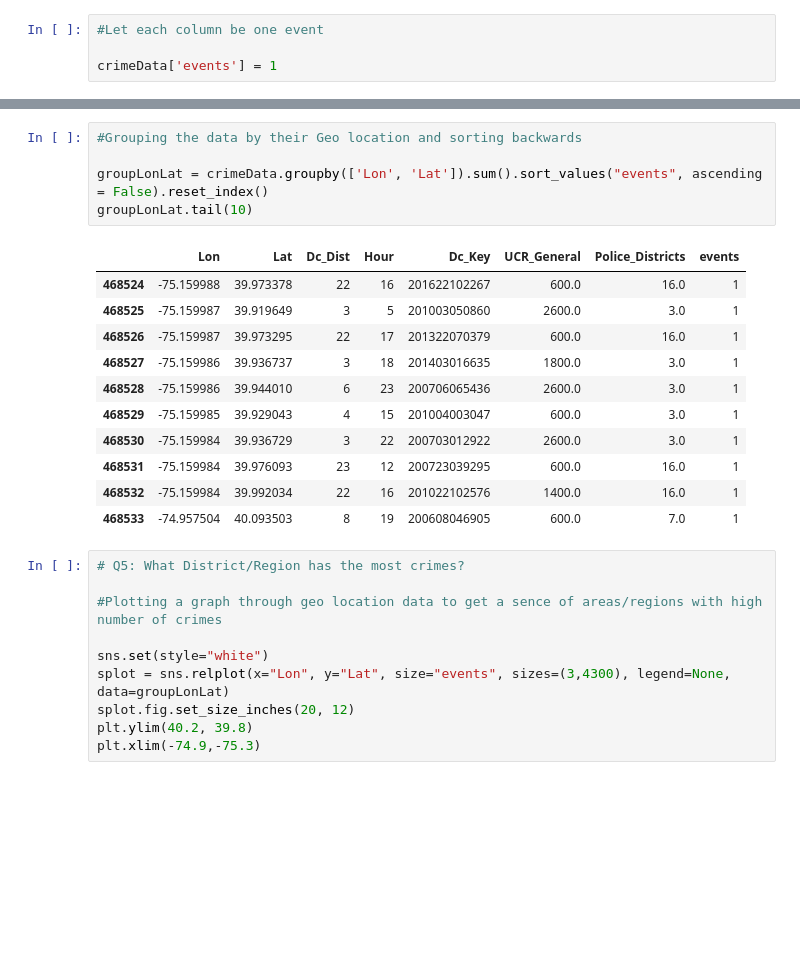
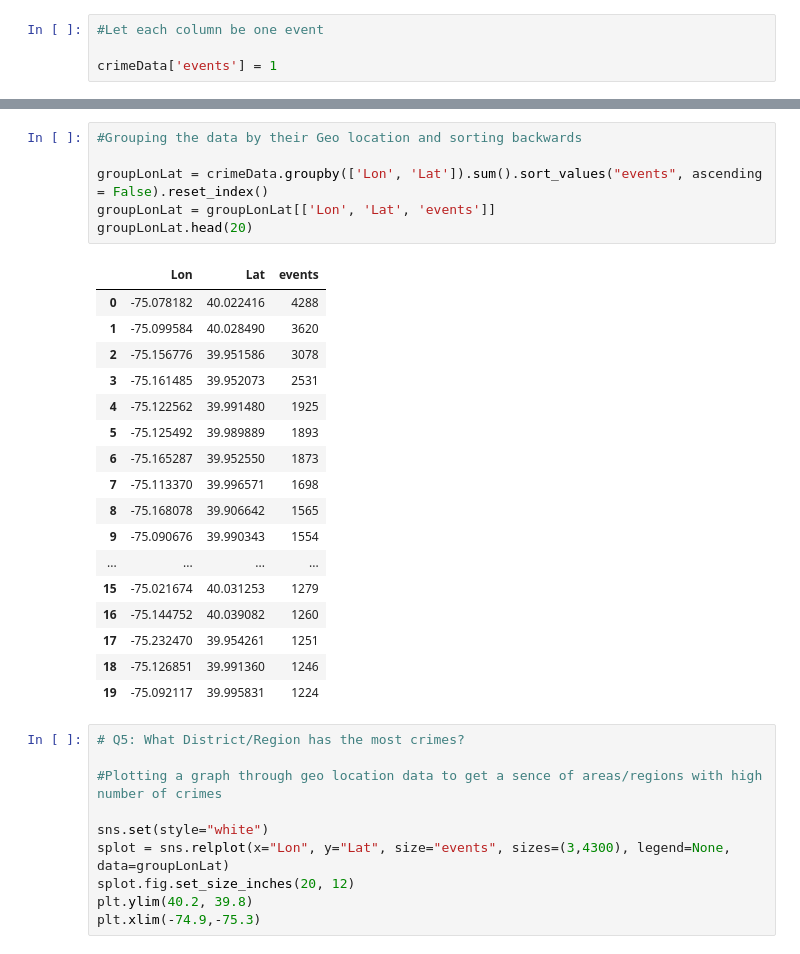
Before and after one commit to hongson6/Crime-in-Philadelphia, a Jupyter notebook: Crime/crimeDataAnalysis.ipynb, the cells around one changed output, grey strips where cells are left out. Saved outputs shown, nothing was run; the diff lists cells and outputs as text; blank space fills up the shorter version.

```diff
--- a/Crime/crimeDataAnalysis.ipynb
+++ b/Crime/crimeDataAnalysis.ipynb
@@ -149,20 +160,27 @@ groupCrimeLocations.head(10)
 # %%
 #Grouping the data by their Geo location and sorting backwards
 
 groupLonLat = crimeData.groupby(['Lon', 'Lat']).sum().sort_values("events", ascending = False).reset_index()
-groupLonLat.tail(10)
+groupLonLat = groupLonLat[['Lon', 'Lat', 'events']]
+groupLonLat.head(20)
 # %% [output]
-|  | Lon | Lat | Dc_Dist | Hour | Dc_Key | UCR_General | Police_Districts | events |
-| 468524 | -75.159988 | 39.973378 | 22 | 16 | 201622102267 | 600.0 | 16.0 | 1 |
-| 468525 | -75.159987 | 39.919649 | 3 | 5 | 201003050860 | 2600.0 | 3.0 | 1 |
-| 468526 | -75.159987 | 39.973295 | 22 | 17 | 201322070379 | 600.0 | 16.0 | 1 |
-| 468527 | -75.159986 | 39.936737 | 3 | 18 | 201403016635 | 1800.0 | 3.0 | 1 |
-| 468528 | -75.159986 | 39.944010 | 6 | 23 | 200706065436 | 2600.0 | 3.0 | 1 |
-| 468529 | -75.159985 | 39.929043 | 4 | 15 | 201004003047 | 600.0 | 3.0 | 1 |
-| 468530 | -75.159984 | 39.936729 | 3 | 22 | 200703012922 | 2600.0 | 3.0 | 1 |
-| 468531 | -75.159984 | 39.976093 | 23 | 12 | 200723039295 | 600.0 | 16.0 | 1 |
-| 468532 | -75.159984 | 39.992034 | 22 | 16 | 201022102576 | 1400.0 | 16.0 | 1 |
-| 468533 | -74.957504 | 40.093503 | 8 | 19 | 200608046905 | 600.0 | 7.0 | 1 |
+|  | Lon | Lat | events |
+| 0 | -75.078182 | 40.022416 | 4288 |
+| 1 | -75.099584 | 40.028490 | 3620 |
+| 2 | -75.156776 | 39.951586 | 3078 |
+| 3 | -75.161485 | 39.952073 | 2531 |
+| 4 | -75.122562 | 39.991480 | 1925 |
+| 5 | -75.125492 | 39.989889 | 1893 |
+| 6 | -75.165287 | 39.952550 | 1873 |
+| 7 | -75.113370 | 39.996571 | 1698 |
+| 8 | -75.168078 | 39.906642 | 1565 |
+| 9 | -75.090676 | 39.990343 | 1554 |
+| ... | ... | ... | ... |
+| 15 | -75.021674 | 40.031253 | 1279 |
+| 16 | -75.144752 | 40.039082 | 1260 |
+| 17 | -75.232470 | 39.954261 | 1251 |
+| 18 | -75.126851 | 39.991360 | 1246 |
+| 19 | -75.092117 | 39.995831 | 1224 |
 # %%
 # Q5: What District/Region has the most crimes?
 
```
Also changed, not shown: parts of 23 cells of this notebook, 4 other files.
